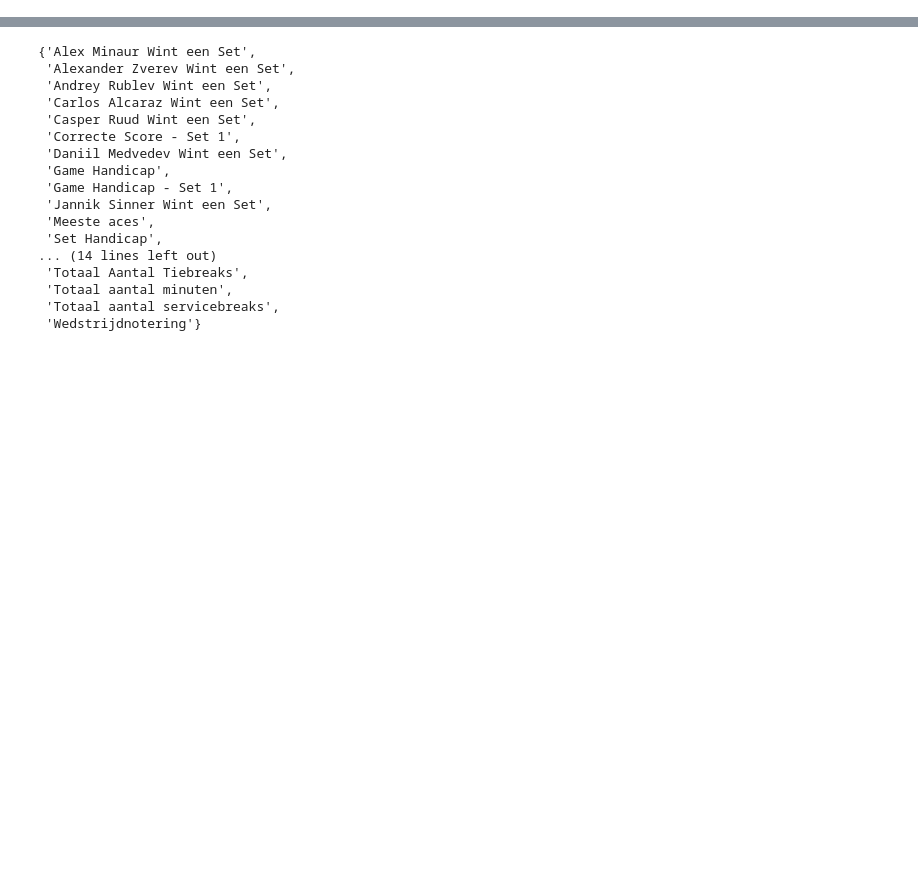
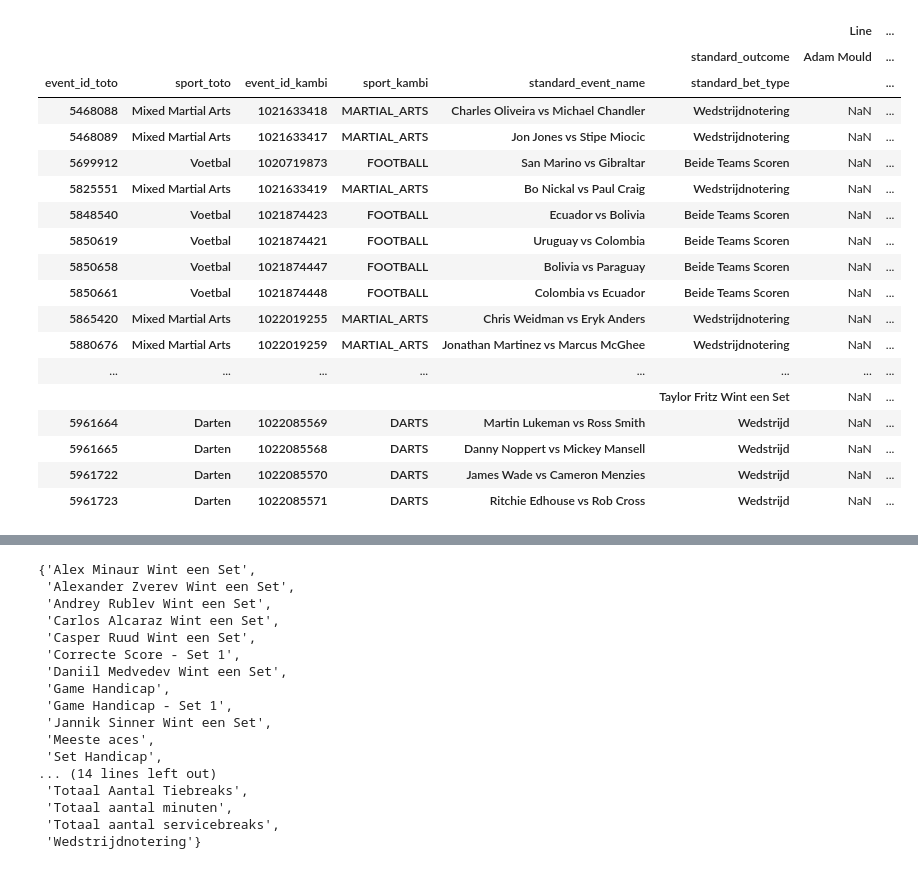
Before and after one commit to carpedimi/ArbitrageBets_sms, a Jupyter notebook: ArbSignal.ipynb, the cells around one changed output, grey strips where cells are left out. Saved outputs shown, nothing was run; the diff lists cells and outputs as text; code cells hidden in the pictures; blank space fills up the shorter version.

```diff
--- a/ArbSignal.ipynb
+++ b/ArbSignal.ipynb
@@ -5,0 +177,3 @@ kambi = pd.read_csv('Data/scrapers/unibet/unibet_allSports_odds.csv', index_col=
+# %%
+merged_data = merged_data[['event_id_toto', 'sport_toto','event_id_kambi', 'sport_kambi', 'standard_event_name', 'standard_bet_type', 'standard_outcome', 'Outcome Type', 'bet_offer_type_name','Line', 'odds', 'Odds (Decimal)']].drop_duplicates()
+merged_data['odds'] = merged_data['odds'] / 1000
@@ -5,0 +220,12 @@ kambi = pd.read_csv('Data/scrapers/unibet/unibet_allSports_odds.csv', index_col=
+# %%
+# Split 'standard_event_name' into two parts
+split_names = merged_data['standard_event_name'].str.split(' vs ', expand=True)
+
+# Recode 'standard_outcome'
+merged_data['standard_outcome'] = merged_data.apply(
+    lambda row: '1' if row['standard_outcome'] == split_names.loc[row.name, 0]
+                else ('2' if row['standard_outcome'] == split_names.loc[row.name, 1] else row['standard_outcome']),
+    axis=1
+)
+
+merged_data['standard_outcome'] = merged_data['standard_outcome'].astype(str)
@@ -5,0 +240,25 @@ kambi = pd.read_csv('Data/scrapers/unibet/unibet_allSports_odds.csv', index_col=
+# %%
+## Get odds for single event on 1 record
+# Filter groups with exactly two rows
+filtered_df = merged_data.groupby(
+    ['event_id_toto', 'sport_toto', 'event_id_kambi', 'sport_kambi', 'standard_event_name', 'standard_bet_type']
+).filter(lambda x: len(x) == 2)
+
+# Proceed with pivoting only if there are any valid groups left
+if not filtered_df.empty:
+    # Pivot the filtered DataFrame
+    reshaped_df = filtered_df.pivot(
+        index=['event_id_toto', 'sport_toto', 'event_id_kambi', 'sport_kambi', 'standard_event_name', 'standard_bet_type'],
+        columns='standard_outcome',
+        values=['Line', 'odds', 'Odds (Decimal)', 'difference']
+    )
+
+    # Flatten the multi-index columns for readability
+    reshaped_df.columns = ['_'.join(col).strip() for col in reshaped_df.columns.values]
+
+    # Reset index to turn multi-index into columns
+    reshaped_df.reset_index(inplace=True)
+else:
+    reshaped_df = pd.DataFrame()  # Create an empty DataFrame if no groups qualify
+
+reshaped_df
@@ -5,0 +283,22 @@ kambi = pd.read_csv('Data/scrapers/unibet/unibet_allSports_odds.csv', index_col=
+# %%
+reshaped_df
+# %% [output]
+|  |  |  |  |  |  | Line | ... |
+|  |  |  |  |  | standard_outcome | Adam Mould | ... |
+| event_id_toto | sport_toto | event_id_kambi | sport_kambi | standard_event_name | standard_bet_type |  | ... |
+| 5468088 | Mixed Martial Arts | 1021633418 | MARTIAL_ARTS | Charles Oliveira vs Michael Chandler | Wedstrijdnotering | NaN | ... |
+| 5468089 | Mixed Martial Arts | 1021633417 | MARTIAL_ARTS | Jon Jones vs Stipe Miocic | Wedstrijdnotering | NaN | ... |
+| 5699912 | Voetbal | 1020719873 | FOOTBALL | San Marino vs Gibraltar | Beide Teams Scoren | NaN | ... |
+| 5825551 | Mixed Martial Arts | 1021633419 | MARTIAL_ARTS | Bo Nickal vs Paul Craig | Wedstrijdnotering | NaN | ... |
+| 5848540 | Voetbal | 1021874423 | FOOTBALL | Ecuador vs Bolivia | Beide Teams Scoren | NaN | ... |
+| 5850619 | Voetbal | 1021874421 | FOOTBALL | Uruguay vs Colombia | Beide Teams Scoren | NaN | ... |
+| 5850658 | Voetbal | 1021874447 | FOOTBALL | Bolivia vs Paraguay | Beide Teams Scoren | NaN | ... |
+| 5850661 | Voetbal | 1021874448 | FOOTBALL | Colombia vs Ecuador | Beide Teams Scoren | NaN | ... |
+| 5865420 | Mixed Martial Arts | 1022019255 | MARTIAL_ARTS | Chris Weidman vs Eryk Anders | Wedstrijdnotering | NaN | ... |
+| 5880676 | Mixed Martial Arts | 1022019259 | MARTIAL_ARTS | Jonathan Martinez vs Marcus McGhee | Wedstrijdnotering | NaN | ... |
+| ... | ... | ... | ... | ... | ... | ... | ... |
+|  |  |  |  |  | Taylor Fritz Wint een Set | NaN | ... |
+| 5961664 | Darten | 1022085569 | DARTS | Martin Lukeman vs Ross Smith | Wedstrijd | NaN | ... |
+| 5961665 | Darten | 1022085568 | DARTS | Danny Noppert vs Mickey Mansell | Wedstrijd | NaN | ... |
+| 5961722 | Darten | 1022085570 | DARTS | James Wade vs Cameron Menzies | Wedstrijd | NaN | ... |
+| 5961723 | Darten | 1022085571 | DARTS | Ritchie Edhouse vs Rob Cross | Wedstrijd | NaN | ... |
```
Also changed, not shown: parts of 25 cells of this notebook, 13 other files.
